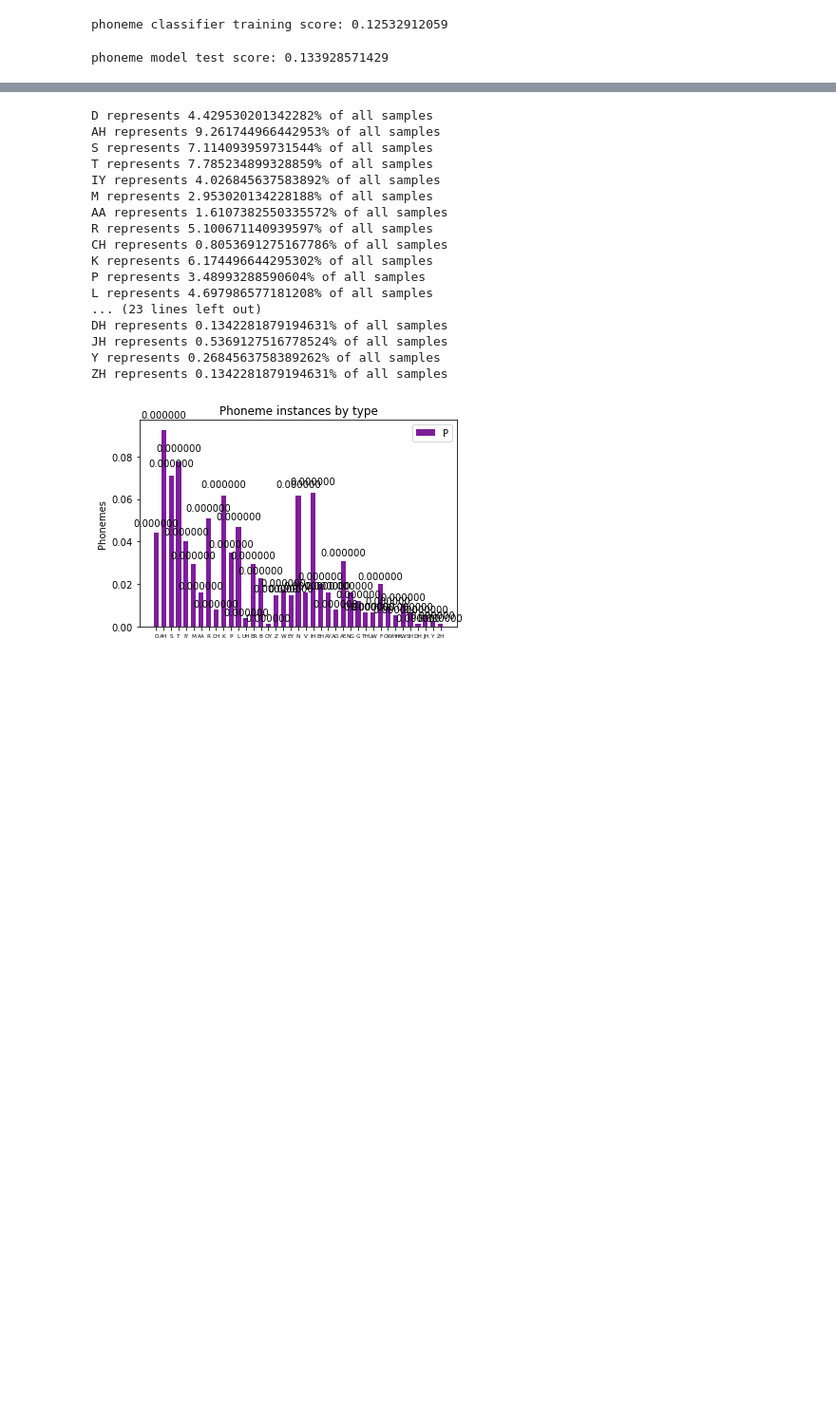
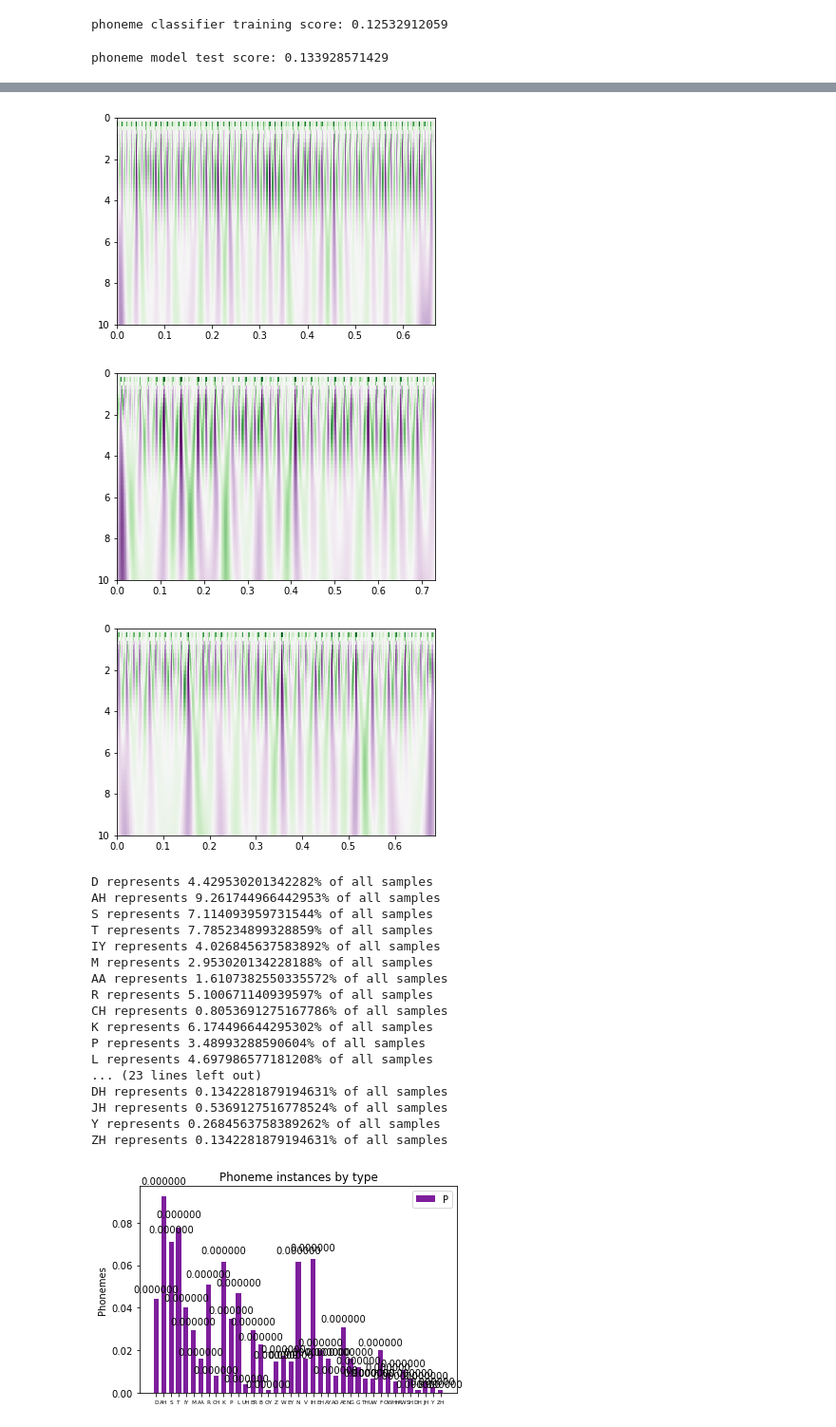
Before and after one commit to bwc126/MLND-Subvocal, a Jupyter notebook: Subvocal.ipynb, the cells around one changed output, grey strips where cells are left out. Shown at 95% size. Saved outputs shown, nothing was run; the diff lists cells and outputs as text; code cells hidden in the pictures; blank space fills up the shorter version.

```diff
--- a/Subvocal.ipynb
+++ b/Subvocal.ipynb
@@ -448,3 +443,34 @@ plt.show()
+# %%
+sig3 = singles_1['weather']['voltage']
+length = len(sig)
+dur = singles_1['weather']['time'][length-1]
+widths = np.linspace(.01,10,50)
+wt_out = signal.cwt(sig3, signal.ricker, widths)
+# print (wt_out, wt_out.shape)
+plt.imshow(wt_out, extent=[0, dur, 10, .01],cmap='PRGn',aspect='auto',vmax=abs(wt_out).max(), vmin=-abs(wt_out).max())
+plt.show()
+
+sig3 = singles_2['weather']['voltage']
+length = len(sig)
+dur = singles_2['weather']['time'][length-1]
+widths = np.linspace(.01,10,50)
+wt_out = signal.cwt(sig3, signal.ricker, widths)
+# print (wt_out, wt_out.shape)
+plt.imshow(wt_out, extent=[0, dur, 10, .01],cmap='PRGn',aspect='auto',vmax=abs(wt_out).max(), vmin=-abs(wt_out).max())
+plt.show()
+
+sig3 = singles_3['weather']['voltage']
+length = len(sig)
+dur = singles_3['weather']['time'][length-1]
+widths = np.linspace(.01,10,50)
+wt_out = signal.cwt(sig3, signal.ricker, widths)
+# print (wt_out, wt_out.shape)
+plt.imshow(wt_out, extent=[0, dur, 10, .01],cmap='PRGn',aspect='auto',vmax=abs(wt_out).max(), vmin=-abs(wt_out).max())
+plt.show()
+# %% [output]
+[figure, added]
+[figure, added]
+[figure, added]
 # %%
 phonemes = Counter(phoneme_labels)
 N = len(phonemes)
```
Also changed, not shown: parts of 17 cells of this notebook.
